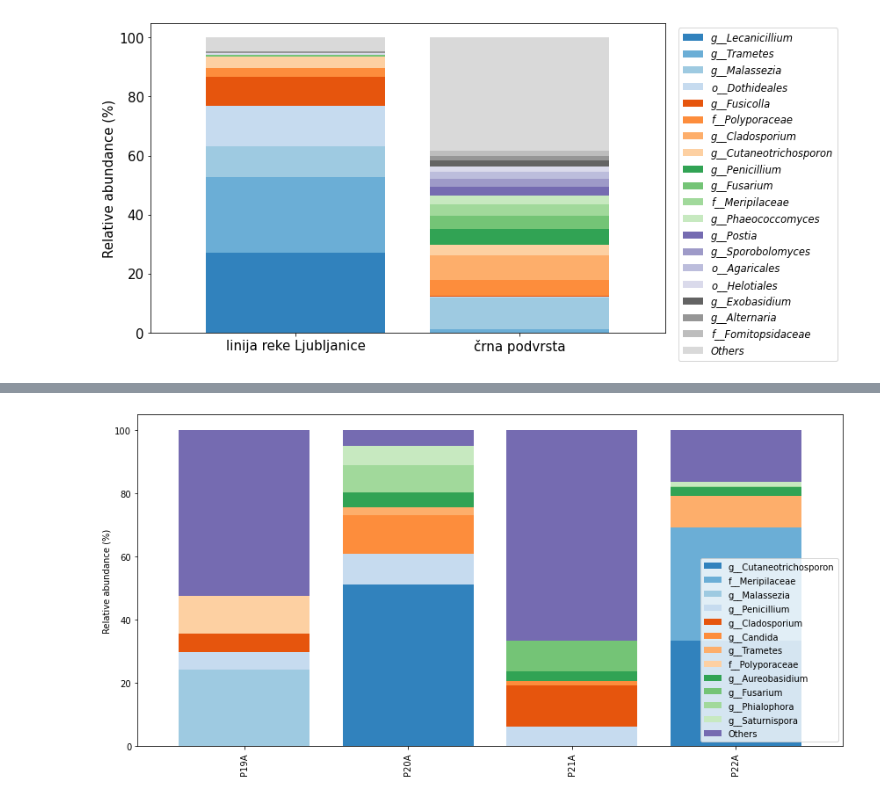
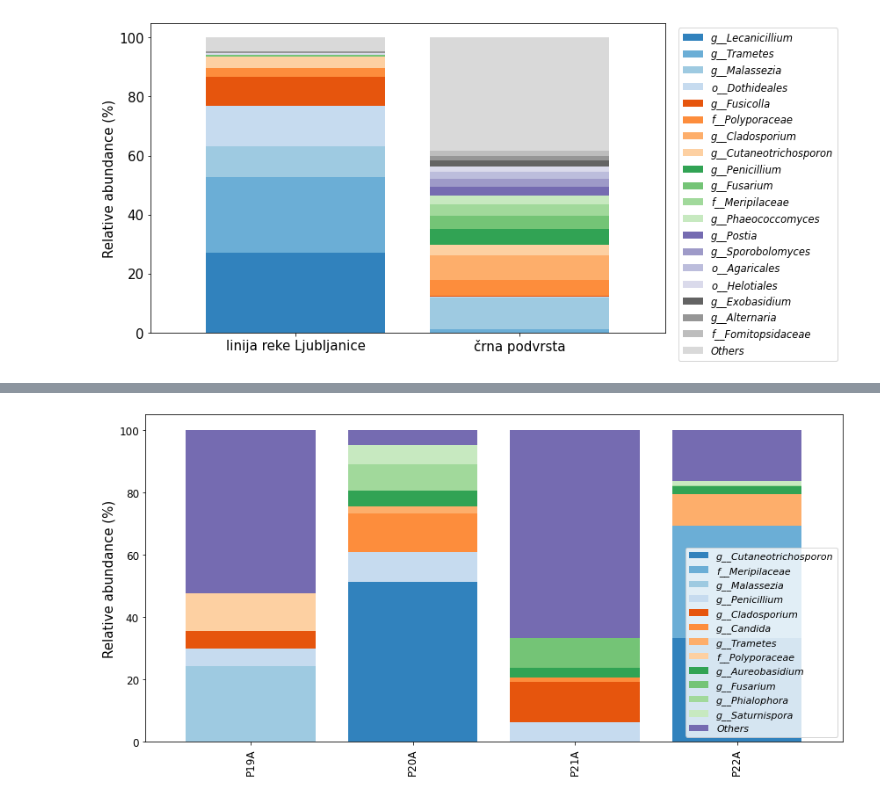
Before and after one commit to nezapajek/proteus-skin-microbiome, a Jupyter notebook: fungi/02_taxonomic-analysis.ipynb, the cells around one changed output, grey strips where cells are left out. Saved outputs shown, nothing was run; the diff lists cells and outputs as text; code cells hidden in the pictures.

```diff
--- a/fungi/02_taxonomic-analysis.ipynb
+++ b/fungi/02_taxonomic-analysis.ipynb
@@ -608,26 +502,31 @@ plt.savefig('./results/proteus_all_populations_together_all.png')
 # %%
 kwargs = dict(
     include_samples={'population': ['črna podvrsta']},
     label_columns=['sample-id'],
     level=6,
-    count=13
+    count=13,
 )
+
+fig, ax = plt.subplots(figsize=(12, 6))
 
 dokdo.taxa_abundance_bar_plot(
     taxa_bar_plot,
     figsize=(12, 6),
     cmap_name='tab20c',
     legend_short=True,
+    ax=ax,
     **kwargs
 )
 
-#handles, labels = ax2.get_legend_handles_labels()
+handles, labels = ax.get_legend_handles_labels()
 
-# ax2.clear()
-# ax2.legend(handles, labels)
-# ax2.axis('off')
+ax.tick_params(labelsize=12)
+ax.yaxis.label.set_size(15)
+ax.xaxis.label.set_size(15)
+ax.legend(handles, labels, prop={'size': 11,'style': 'italic'})
+
 
 plt.tight_layout()
-plt.savefig('./results/fun_crni_primerjava10najpogostejsih.png')
+plt.savefig('./results/crni_primerjava10najpogostejsih_fun.png')
 # %% [output]
-[figure, old version]
+[figure, new version]
```
Also changed, not shown: parts of 18 cells of this notebook, 32 other files.
